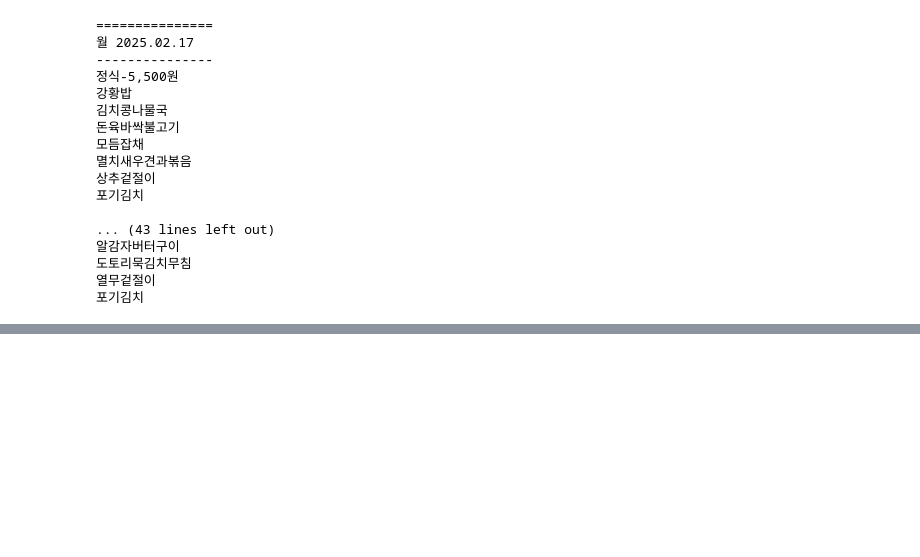
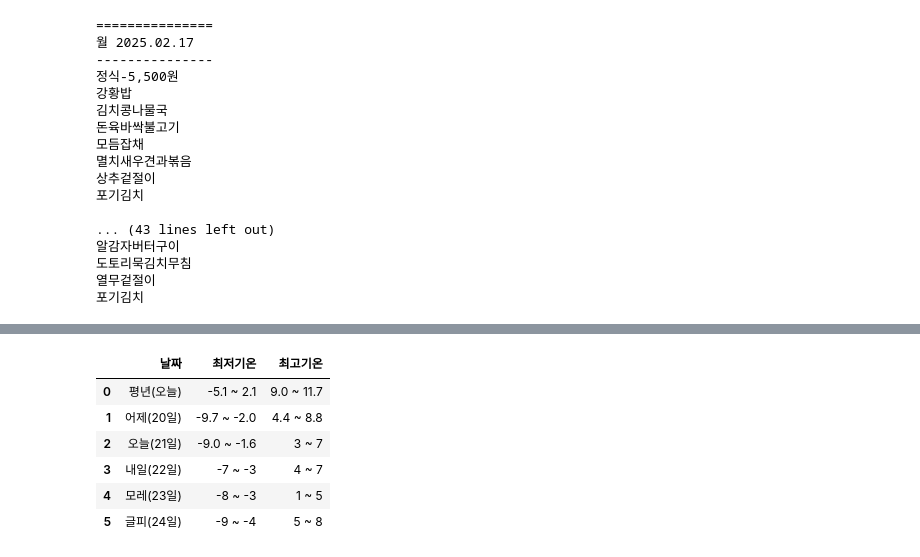
Before and after one commit to adlfjasdflsdfj/PKNU_py, a Jupyter notebook: python08.ipynb, the cells around one changed output, grey strips where cells are left out. Drawn from its saved outputs; the diff is of its cells as text; code cells hidden in the pictures; blank space fills up the shorter version.

```diff
--- a/python08.ipynb
+++ b/python08.ipynb
@@ -234,0 +344,9 @@ for d, dd, w, m in zip(day, date, won,menu):
+# %%
+import requests as req
+from bs4 import BeautifulSoup as bs # 정적 웹용
+url = "https://www.weather.go.kr/w/weather/forecast/short-term.do?stnId=159"
+web = req.get(url)
+soup = bs(web.content,'html.parser')
+summary = soup.select('p.summary') # 배열로 가져옴
+for s in summary:
+    print(s.text.replace('○','\n○'))
@@ -234,0 +358,15 @@ for d, dd, w, m in zip(day, date, won,menu):
+# %%
+table = soup.select('.table-col')[0]
+data = table.select('tr')
+header = data[0].select('th')
+line1 = ['최저기온'] + data[1].select('td')
+line2 = ['최고기온'] + data[2].select('td')
+raw_data=[]
+for h, l1, l2 in zip(header, line1, line2):
+    try:
+        out = h.text + ': ' + l1.text +' / '+ l2.text
+    except:
+        out = h.text +'  : '+ l1+' / '+ l2
+    finally:
+        print(out)
+        raw_data.append(out)
@@ -234,0 +383,24 @@ for d, dd, w, m in zip(day, date, won,menu):
+# %%
+import pandas as pd
+# 데이터 파싱
+parsed_data=[]
+for entry in raw_data[1:]:
+    date, temps  = entry.split(':')
+    low_temp , high_temp  = temps.split('/')
+    parsed_data.append([date.strip(),low_temp.strip(),high_temp.strip()])
+# 데이터프레임 생성
+df = pd.DataFrame(parsed_data,columns=["날짜","최저기온","최고기온"])
+# df.to_csv('weather.csv',index=False, encoding='utf-8')
+df.to_csv('weather_x.csv',index=False, encoding='utf-8-sig')
+# %%
+df = pd.DataFrame([entry.split(':')[0].strip(), *entry.split(':')[1].strip().split('/')] for entry in raw_data[1:])
+df.columns=["날짜","최저기온","최고기온"]
+df
+# %% [output]
+|  | 날짜 | 최저기온 | 최고기온 |
+| 0 | 평년(오늘) | -5.1 ~ 2.1 | 9.0 ~ 11.7 |
+| 1 | 어제(20일) | -9.7 ~ -2.0 | 4.4 ~ 8.8 |
+| 2 | 오늘(21일) | -9.0 ~ -1.6 | 3 ~ 7 |
+| 3 | 내일(22일) | -7 ~ -3 | 4 ~ 7 |
+| 4 | 모레(23일) | -8 ~ -3 | 1 ~ 5 |
+| 5 | 글피(24일) | -9 ~ -4 | 5 ~ 8 |
```
Also changed, not shown: parts of 17 cells of this notebook, 10 other files.
